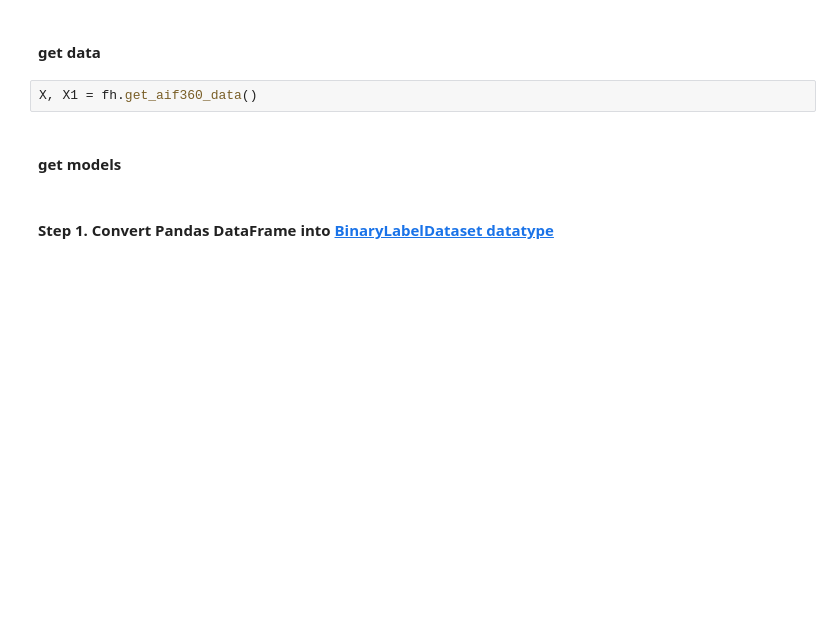
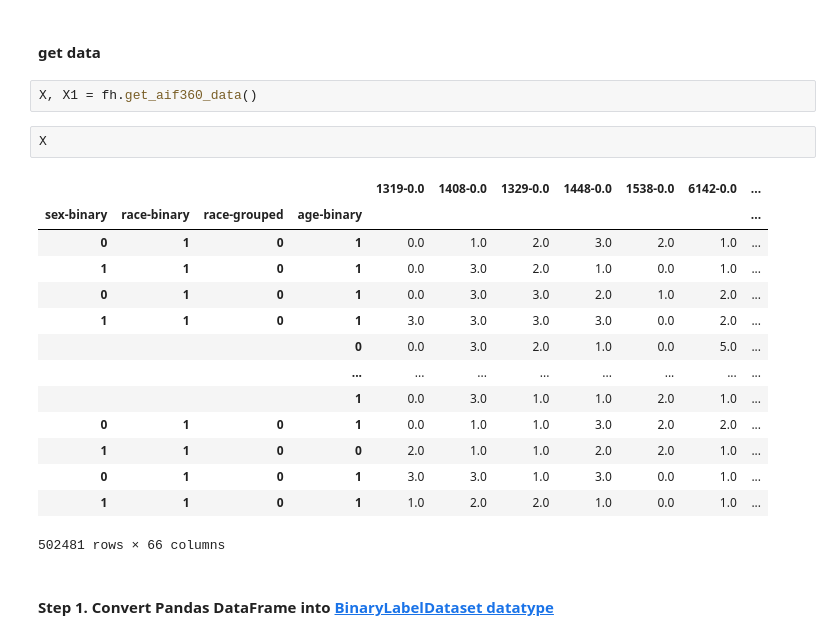
Before and after one commit to analiseb/UB-Masters-Thesis, a Jupyter notebook: MIT_preprocessing_mitigation--XGBoost_methods.ipynb, the cells around one changed output. Cells and saved outputs as stored; diff of their text form; blank space fills up the shorter version.

```diff
--- a/MIT_preprocessing_mitigation--XGBoost_methods.ipynb
+++ b/MIT_preprocessing_mitigation--XGBoost_methods.ipynb
@@ -21,8 +24,23 @@ from aif360.metrics import BinaryLabelDatasetMetric
 #### get data
 # %%
 X, X1 = fh.get_aif360_data()
-# %% [markdown]
-#### get models
+# %%
+X
+# %% [output]
+|  |  |  |  | 1319-0.0 | 1408-0.0 | 1329-0.0 | 1448-0.0 | 1538-0.0 | 6142-0.0 | ... |
+| sex-binary | race-binary | race-grouped | age-binary |  |  |  |  |  |  | ... |
+| 0 | 1 | 0 | 1 | 0.0 | 1.0 | 2.0 | 3.0 | 2.0 | 1.0 | ... |
+| 1 | 1 | 0 | 1 | 0.0 | 3.0 | 2.0 | 1.0 | 0.0 | 1.0 | ... |
+| 0 | 1 | 0 | 1 | 0.0 | 3.0 | 3.0 | 2.0 | 1.0 | 2.0 | ... |
+| 1 | 1 | 0 | 1 | 3.0 | 3.0 | 3.0 | 3.0 | 0.0 | 2.0 | ... |
+|  |  |  | 0 | 0.0 | 3.0 | 2.0 | 1.0 | 0.0 | 5.0 | ... |
+|  |  |  | ... | ... | ... | ... | ... | ... | ... | ... |
+|  |  |  | 1 | 0.0 | 3.0 | 1.0 | 1.0 | 2.0 | 1.0 | ... |
+| 0 | 1 | 0 | 1 | 0.0 | 1.0 | 1.0 | 3.0 | 2.0 | 2.0 | ... |
+| 1 | 1 | 0 | 0 | 2.0 | 1.0 | 1.0 | 2.0 | 2.0 | 1.0 | ... |
+| 0 | 1 | 0 | 1 | 3.0 | 3.0 | 1.0 | 3.0 | 0.0 | 1.0 | ... |
+| 1 | 1 | 0 | 1 | 1.0 | 2.0 | 2.0 | 1.0 | 0.0 | 1.0 | ... |
+502481 rows × 66 columns
 # %% [markdown]
 #### Step 1. Convert Pandas DataFrame into [BinaryLabelDataset datatype](https://aif360.readthedocs.io/en/latest/modules/generated/aif360.datasets.BinaryLabelDataset.html#aif360.datasets.BinaryLabelDataset)
 # %%
```
Also changed, not shown: parts of 9 cells of this notebook, 8 other files.
